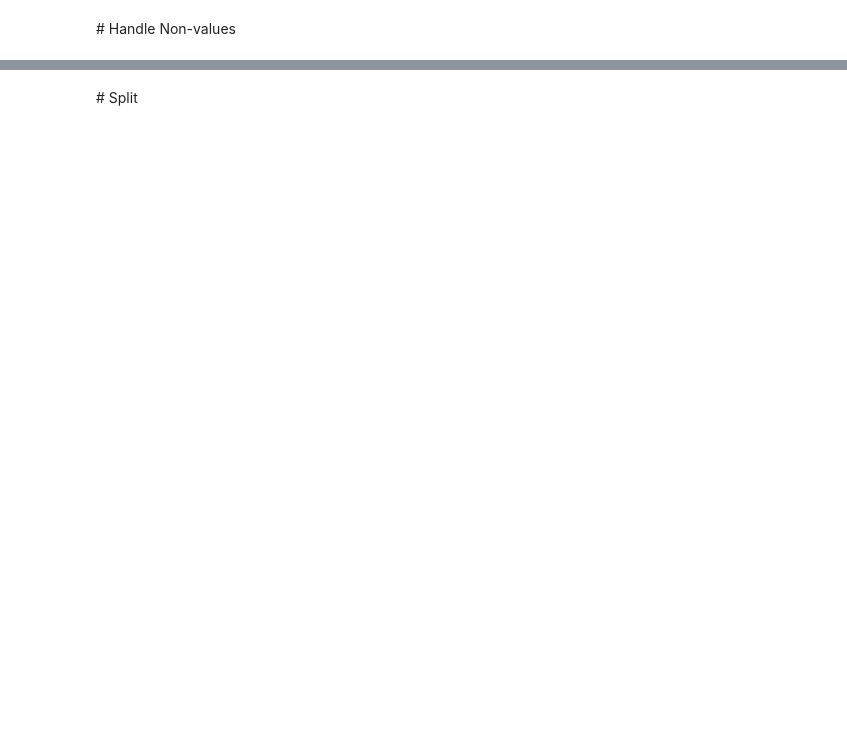
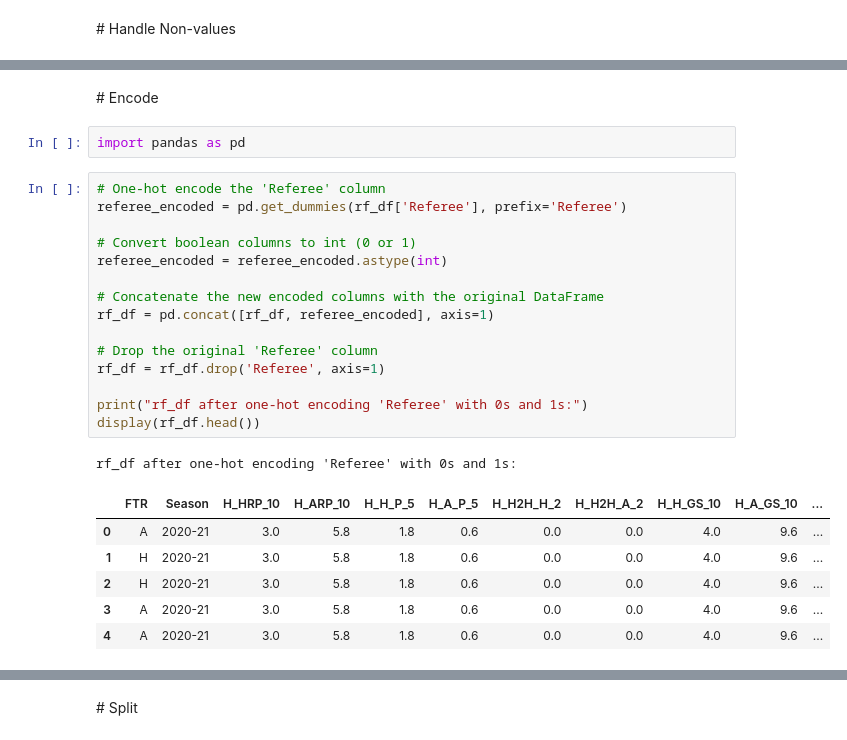
Before and after one commit to venti-sei/Bet26, a Jupyter notebook: random_forest_classification.ipynb, the cells around one changed output, grey strips where cells are left out. Drawn from its saved outputs; the diff is of its cells as text; blank space fills up the shorter version.

```diff
--- a/random_forest_classification.ipynb
+++ b/random_forest_classification.ipynb
@@ -216,0 +227,27 @@ rf_df has been updated with KNN imputed values.
+# %% [markdown]
+# Encode
+# %%
+import pandas as pd
+# %%
+# One-hot encode the 'Referee' column
+referee_encoded = pd.get_dummies(rf_df['Referee'], prefix='Referee')
+
+# Convert boolean columns to int (0 or 1)
+referee_encoded = referee_encoded.astype(int)
+
+# Concatenate the new encoded columns with the original DataFrame
+rf_df = pd.concat([rf_df, referee_encoded], axis=1)
+
+# Drop the original 'Referee' column
+rf_df = rf_df.drop('Referee', axis=1)
+
+print("rf_df after one-hot encoding 'Referee' with 0s and 1s:")
+display(rf_df.head())
+# %% [output]
+rf_df after one-hot encoding 'Referee' with 0s and 1s:
+|  | FTR | Season | H_HRP_10 | H_ARP_10 | H_H_P_5 | H_A_P_5 | H_H2H_H_2 | H_H2H_A_2 | H_H_GS_10 | H_A_GS_10 | ... |
+| 0 | A | 2020-21 | 3.0 | 5.8 | 1.8 | 0.6 | 0.0 | 0.0 | 4.0 | 9.6 | ... |
+| 1 | H | 2020-21 | 3.0 | 5.8 | 1.8 | 0.6 | 0.0 | 0.0 | 4.0 | 9.6 | ... |
+| 2 | H | 2020-21 | 3.0 | 5.8 | 1.8 | 0.6 | 0.0 | 0.0 | 4.0 | 9.6 | ... |
+| 3 | A | 2020-21 | 3.0 | 5.8 | 1.8 | 0.6 | 0.0 | 0.0 | 4.0 | 9.6 | ... |
+| 4 | A | 2020-21 | 3.0 | 5.8 | 1.8 | 0.6 | 0.0 | 0.0 | 4.0 | 9.6 | ... |
```
Also changed, not shown: parts of 19 cells of this notebook.
